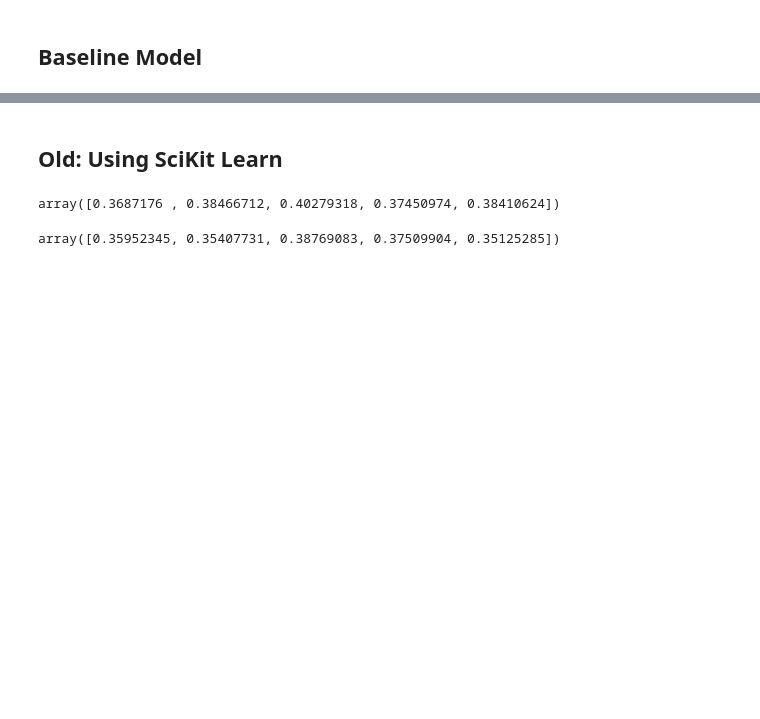
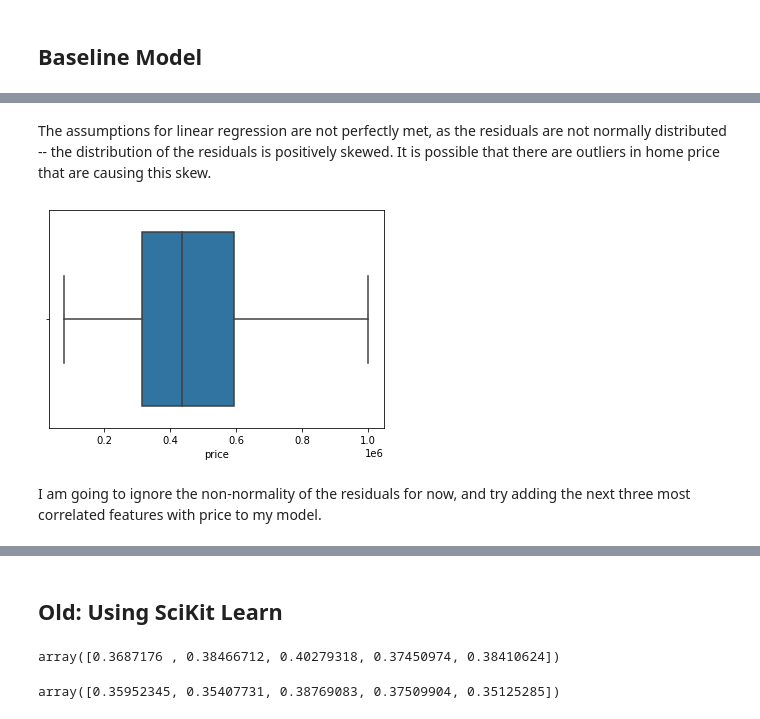
Before and after one commit to ran0027/dsc-phase2-project, a Jupyter notebook: analysis.ipynb, the cells around one changed output, grey strips where cells are left out. Cells and saved outputs as stored; diff of their text form; code cells hidden in the pictures; blank space fills up the shorter version.

```diff
--- a/analysis.ipynb
+++ b/analysis.ipynb
@@ -188,6 +201,10 @@ data['mo_sold'] = data.date.map(lambda x: x.split('/')[0])
 
 # drop data
 data.drop('date', axis=1, inplace=True)
+# %%
+# make the month a number
+
+data.loc[:, 'mo_sold'] = data['mo_sold'].astype(int)
 # %%
 data.waterfront.value_counts()
 # %% [output]
@@ -259,0 +279,21 @@ data.drop('sqft_basement', axis=1, inplace=True)
+# %%
+zipcode_to_school =\
+{98038: 'Tahoma', 98103: 'Ingraham', 98052: 'Woodinville', 98115: 'Nathan Hale', 98042: 'Kentwood', 98117: 'Ingraham'\
+, 98034: 'Juanita', 98118: 'Rainier Beach', 98023: 'Decatur', 98133: 'Ingraham', 98058: 'Lindbergh', 98059: 'Liberty'\
+, 98155: 'Shorecrest', 98074: 'Eastlake', 98056: 'Hazen', 98125: 'Nathan Hale', 98027: 'Issaquah', 98006: 'Issaquah',\
+98053: 'Redmond', 98001: 'Todd Beamer', 98126: 'Chief Sealth', 98092: 'Auburn', 98033: 'Lake Washington',\
+98106: 'Chief Sealth', 98075: 'Skyline', 98144: 'Franklin', 98029: 'Skyline', 98116: 'West Seattle', 98065:\
+'Mount Si', 98146: 'Highline', 98003: 'Federal Way', 98028: 'Inglemoor', 98198: 'Mount Rainier', 98031: 'Kentridge',\
+98168: 'Highline', 98122: 'Garfield', 98055: 'Lindbergh', 98008: 'Issaquah', 98107: 'Ballard', 98072: 'Woodinville',\
+98178: 'Renton', 98030: 'Kent-Meridian', 98199: 'Ballard', 98136: 'Chief Sealth', 98166: 'Mount Rainier', 98022:\
+'Enumclaw', 98177: 'Ingraham', 98045: 'Mount Si', 98002: 'Auburn', 98011: 'Bothell', 98019: 'Cedarcrest',\
+98108: 'Franklin', 98077: 'Redmond', 98105: 'Roosevelt', 98112: 'Garfield', 98040: 'Mercer Island', 98119:\
+'Cascade Parent Partnership Program', 98005: 'Bellevue', 98004: 'Bellevue', 98188: 'Foster', 98007: 'Interlake',\
+ 98032: 'Kent-Meridian', 98014: 'Cedarcrest', 98070: 'Vashon Island', 98010: 'Enumclaw', 98109:\
+'Cascade Parent Partnership Program', 98102: 'Garfield', 98024: 'Mount Si', 98148: 'Mount Rainier', 98039: 'Bellevue'}
+# %%
+# create high school column by copying zipcode column, then using replacement dictionary zipcode_to_school
+
+data['highschool'] = data['zipcode'].copy()
+
+data.highschool.replace(zipcode_to_school, inplace=True)
@@ -280 +399,16 @@ memory usage: 3.4+ MB
+# %%
+# one hot encode school_district
+
+from sklearn.preprocessing import OneHotEncoder
+
+zip_ohe = OneHotEncoder(handle_unknown='ignore', sparse=False)
+
+zip_ohe.fit(data[['school_district']])
+
+new_school_district_cols = zip_ohe.get_feature_names(input_features=['school_district'])
+
+data_ohe = pd.DataFrame(zip_ohe.fit_transform(data[['school_district']]), columns = new_school_district_cols,\
+                          index = data.index)
+
+data = pd.concat([data.drop('school_district', axis=1), data_ohe], axis=1)
 # %%
@@ -822,0 +520,8 @@ strong multicollinearity or other numerical problems.
+# %% [markdown]
+The assumptions for linear regression are not perfectly met, as the residuals are not normally distributed -- the distribution of the residuals is positively skewed. It is possible that there are outliers in home price that are causing this skew.
+# %%
+sns.boxplot(x=data['price']);
+# %% [output]
+[figure, added]
+# %% [markdown]
+I am going to ignore the non-normality of the residuals for now, and try adding the next three most correlated features with price to my model.
```
Also changed, not shown: parts of 56 cells of this notebook.
